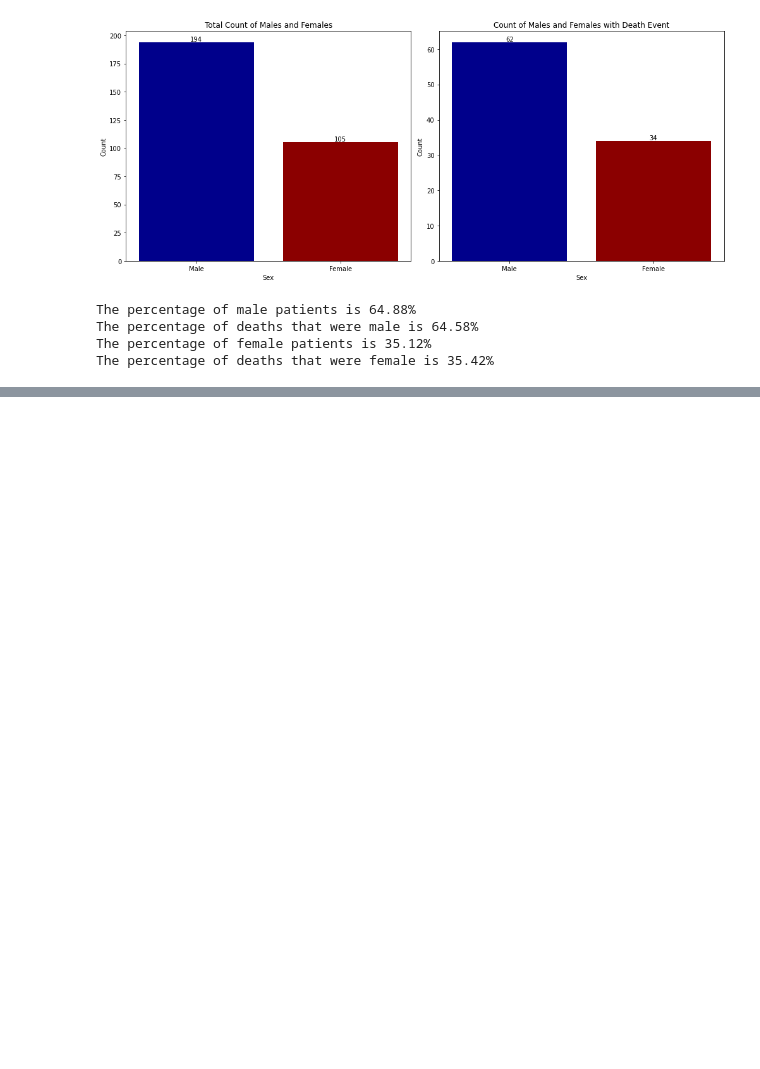
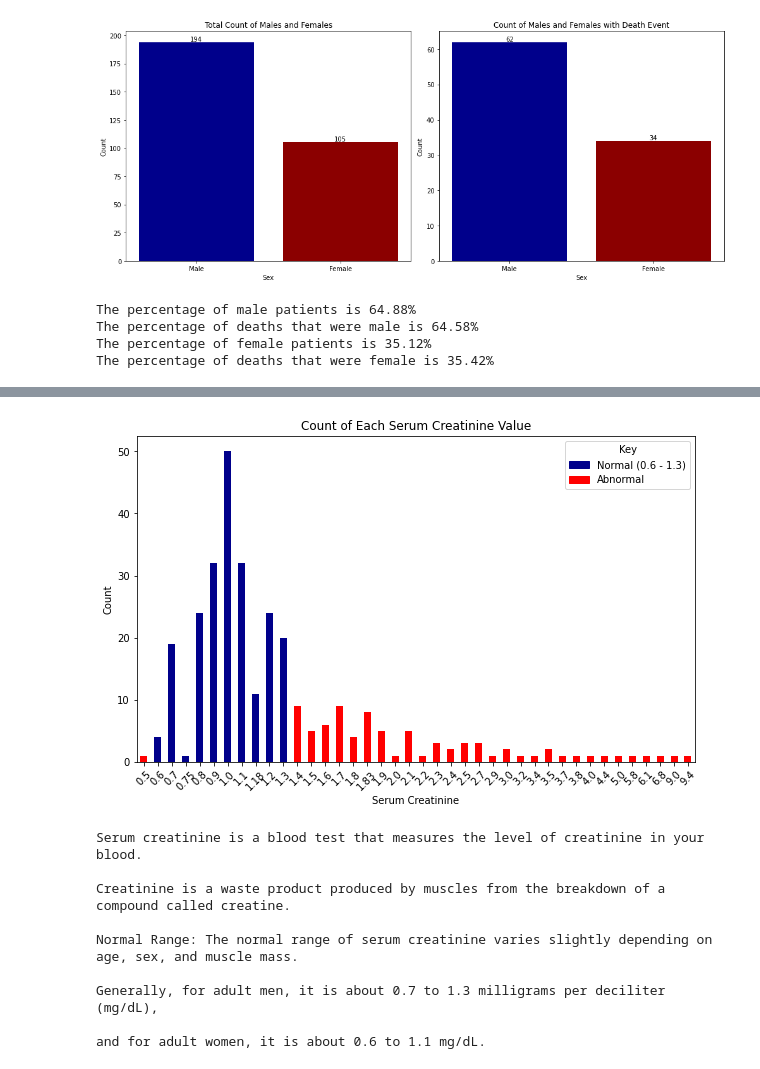
Before and after one commit to faiyted/Project-Cardiac-Disease, a Jupyter notebook: Laura-Project.ipynb, the cells around one changed output, grey strips where cells are left out. Drawn from its saved outputs; the diff is of its cells as text; code cells hidden in the pictures; blank space fills up the shorter version.

```diff
--- a/Laura-Project.ipynb
+++ b/Laura-Project.ipynb
@@ -132,0 +172,37 @@ The percentage of deaths that were female is 35.42%
+# %%
+serum_counts = heart_df['serum_creatinine'].value_counts()
+
+# Sort the ejection fractions by value
+serum_counts = serum_counts.sort_index()
+
+# Define the color mapping
+colors = ['darkblue' if 0.6 <= value <= 1.3 else 'red' for value in serum_counts.index]
+
+# Plotting the bar plot
+plt.figure(figsize=(10, 6))
+serum_counts.plot(kind='bar', color = colors)
+normal_patch = mpatches.Patch(color='darkblue', label='Normal (0.6 - 1.3)')
+abnormal_patch = mpatches.Patch(color='red', label='Abnormal')
+plt.legend(handles=[normal_patch, abnormal_patch], title='Key')
+plt.title('Count of Each Serum Creatinine Value')
+plt.xlabel('Serum Creatinine')
+plt.ylabel('Count')
+plt.xticks(rotation=45)
+plt.show()
+
+print("""Serum creatinine is a blood test that measures the level of creatinine in your blood. \n
+Creatinine is a waste product produced by muscles from the breakdown of a compound called creatine. \n
+Normal Range: The normal range of serum creatinine varies slightly depending on age, sex, and muscle mass. \n
+Generally, for adult men, it is about 0.7 to 1.3 milligrams per deciliter (mg/dL), \n
+and for adult women, it is about 0.6 to 1.1 mg/dL.""")
+# %% [output]
+[figure, added]
+Serum creatinine is a blood test that measures the level of creatinine in your blood.
+
+Creatinine is a waste product produced by muscles from the breakdown of a compound called creatine.
+
+Normal Range: The normal range of serum creatinine varies slightly depending on age, sex, and muscle mass.
+
+Generally, for adult men, it is about 0.7 to 1.3 milligrams per deciliter (mg/dL),
+
+and for adult women, it is about 0.6 to 1.1 mg/dL.
```
Also changed, not shown: parts of 3 cells of this notebook.
